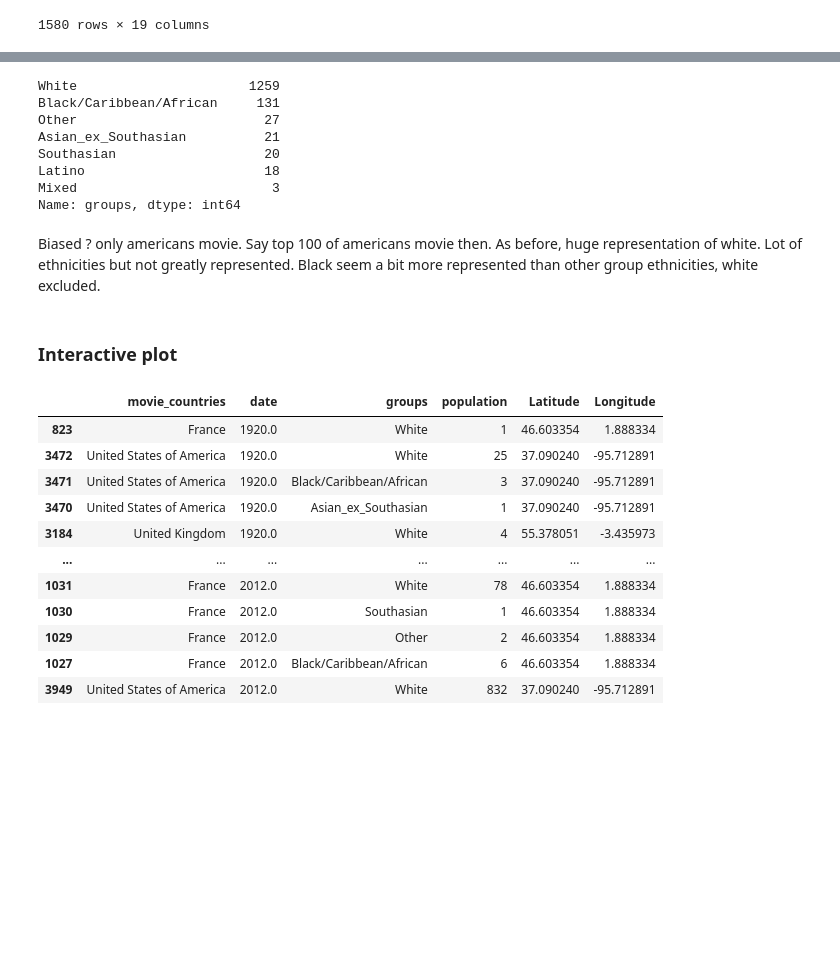
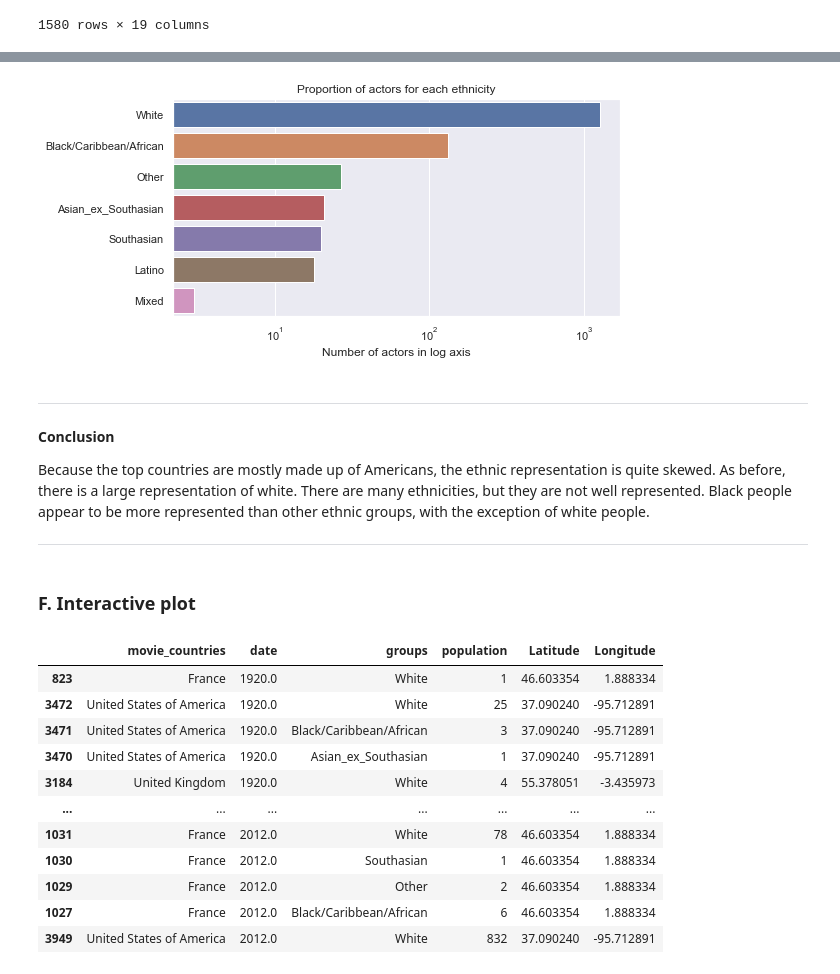
Before and after one commit to epfl-ada/ada-2022-project-borroworrob, a Jupyter notebook: part3.ipynb, the cells around one changed output, grey strips where cells are left out. Cells and saved outputs as stored; diff of their text form; code cells hidden in the pictures; blank space fills up the shorter version.

```diff
--- a/part3.ipynb
+++ b/part3.ipynb
@@ -1058,18 +1125,21 @@ Name: Ethnicity, Length: 127, dtype: int64
 # %%
-movie_100['groups'].value_counts()
+# calculate the number of actors by group
+famous_count=movie_100['groups'].value_counts()
+
+# plot of actor occurences by group
+sns.set(rc={'figure.figsize':(8,4)})
+ax=sns.barplot(x = famous_count, y = famous_count.index).set(title='Proportion of actors for each ethnicity', xlabel='Number of actors in log axis', xscale='log')
 # %% [output]
-White                      1259
-Black/Caribbean/African     131
-Other                        27
-Asian_ex_Southasian          21
-Southasian                   20
-Latino                       18
-Mixed                         3
-Name: groups, dtype: int64
+[figure, added]
 # %% [markdown]
-Biased ? only americans movie. Say top 100 of americans movie then. As before, huge representation of white. Lot of ethnicities but not greatly represented. Black seem a bit more represented than other group ethnicities, white excluded.
+---
+**Conclusion**
+
+Because the top countries are mostly made up of Americans, the ethnic representation is quite skewed. As before, there is a large representation of white. There are many ethnicities, but they are not well represented. Black people appear to be more represented than other ethnic groups, with the exception of white people.
+
+---
 # %% [markdown]
-### Interactive plot <a name="subparagraph7"></a>
+### F. Interactive plot <a name="subparagraph11"></a>
 # %%
 import plotly.express as px
 
```
Also changed, not shown: parts of 43 cells of this notebook.
